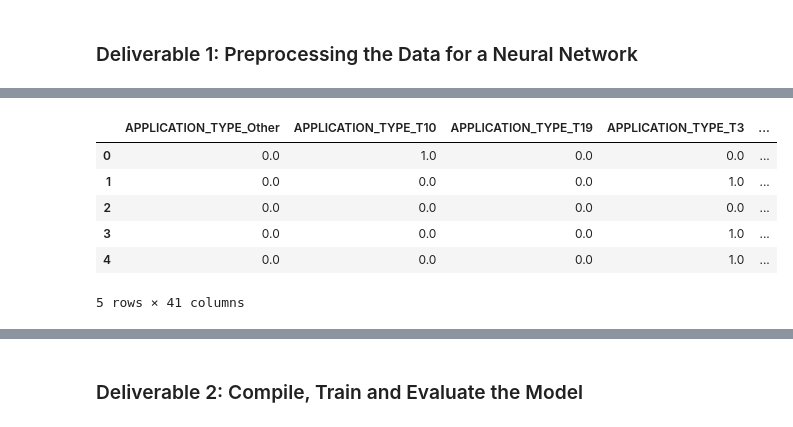
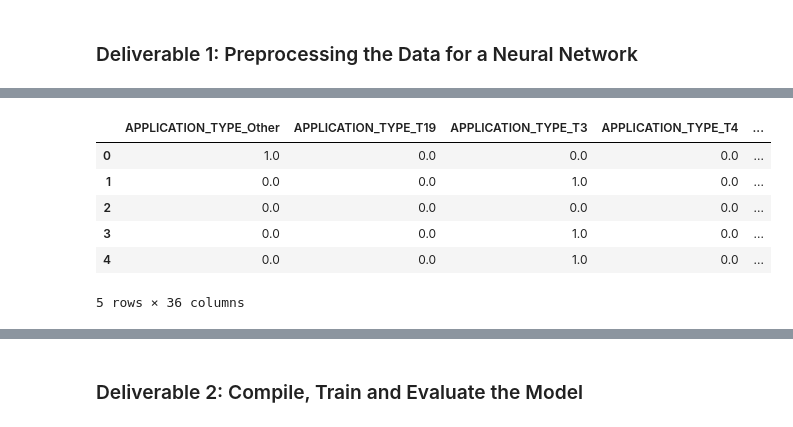
Before and after one commit to JosefMoore/Neural_Network_Charity_Analysis, a Jupyter notebook: AlphabetSoupCharity.ipynb, the cells around one changed output, grey strips where cells are left out. Drawn from its saved outputs; the diff is of its cells as text; code cells hidden in the pictures.

```diff
--- a/AlphabetSoupCharity.ipynb
+++ b/AlphabetSoupCharity.ipynb
@@ -69,10 +67,10 @@ Name: APPLICATION_TYPE, dtype: int64
 # %%
 # Determine which values to replace if counts are less than ...?
-#  YOUR CODE GOES HERE
+replace_app = list(app_count[app_count < 1000].index)
 
 # Replace in dataframe
-for app in replace_application:
-    application_df.APPLICATION_TYPE = application_df.APPLICATION_TYPE.replace(app,"Other")
+for app in replace_app:
+    application_df.APPLICATION_TYPE = application_df.APPLICATION_TYPE.replace(app, 'Other')
 
 # Check to make sure binning was successful
 application_df.APPLICATION_TYPE.value_counts()
@@ -89,7 +84,8 @@ Other      276
 Name: APPLICATION_TYPE, dtype: int64
 # %%
 # Look at CLASSIFICATION value counts for binning
-#  YOUR CODE GOES HERE
+classification_count = application_df.CLASSIFICATION.value_counts()
+classification_count
 # %% [output]
 C1000    17326
 C2000     6074
@@ -112,10 +112,10 @@ Name: CLASSIFICATION, Length: 71, dtype: int64
 # %%
 # Determine which values to replace if counts are less than ..?
-#  YOUR CODE GOES HERE
+replace_classifications = list(classification_count[classification_count < 2500].index)
 
 # Replace in dataframe
-for cls in replace_class:
-    application_df.CLASSIFICATION = application_df.CLASSIFICATION.replace(cls,"Other")
+for j in replace_classifications:
+    application_df.CLASSIFICATION = application_df.CLASSIFICATION.replace(j,"Other")
 
 # Check to make sure binning was successful
 application_df.CLASSIFICATION.value_counts()
@@ -129,24 +127,24 @@ C2100     1883
 Name: CLASSIFICATION, dtype: int64
 # %%
 # Generate our categorical variable lists
-#  YOUR CODE GOES HERE
+app_cat = application_df.dtypes[application_df.dtypes == 'object'].index.tolist()
 # %%
 # Create a OneHotEncoder instance
 enc = OneHotEncoder(sparse=False)
 
 # Fit and transform the OneHotEncoder using the categorical variable list
-#  YOUR CODE GOES HERE
+encode_df = pd.DataFrame(enc.fit_transform(application_df[app_cat]))
 
 # Add the encoded variable names to the dataframe
-encode_df.columns = enc.get_feature_names(application_cat)
+encode_df.columns = enc.get_feature_names_out(app_cat)
 encode_df.head()
 # %% [output]
-|  | APPLICATION_TYPE_Other | APPLICATION_TYPE_T10 | APPLICATION_TYPE_T19 | APPLICATION_TYPE_T3 | ... |
-| 0 | 0.0 | 1.0 | 0.0 | 0.0 | ... |
-| 1 | 0.0 | 0.0 | 0.0 | 1.0 | ... |
+|  | APPLICATION_TYPE_Other | APPLICATION_TYPE_T19 | APPLICATION_TYPE_T3 | APPLICATION_TYPE_T4 | ... |
+| 0 | 1.0 | 0.0 | 0.0 | 0.0 | ... |
+| 1 | 0.0 | 0.0 | 1.0 | 0.0 | ... |
 | 2 | 0.0 | 0.0 | 0.0 | 0.0 | ... |
-| 3 | 0.0 | 0.0 | 0.0 | 1.0 | ... |
-| 4 | 0.0 | 0.0 | 0.0 | 1.0 | ... |
+| 3 | 0.0 | 0.0 | 1.0 | 0.0 | ... |
+| 4 | 0.0 | 0.0 | 1.0 | 0.0 | ... |
-5 rows × 41 columns
+5 rows × 36 columns
 # %%
 # Merge one-hot encoded features and drop the originals
```
Also changed, not shown: parts of 20 cells of this notebook.
